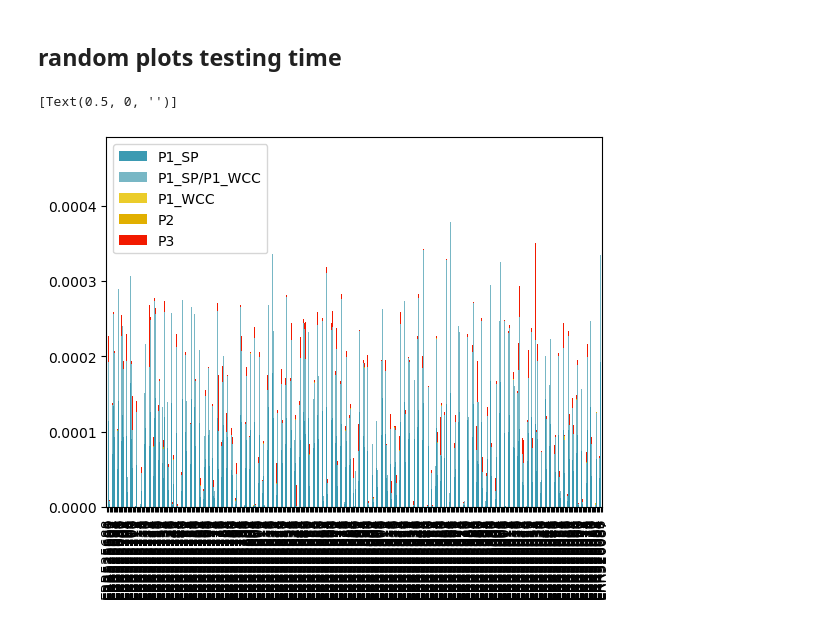
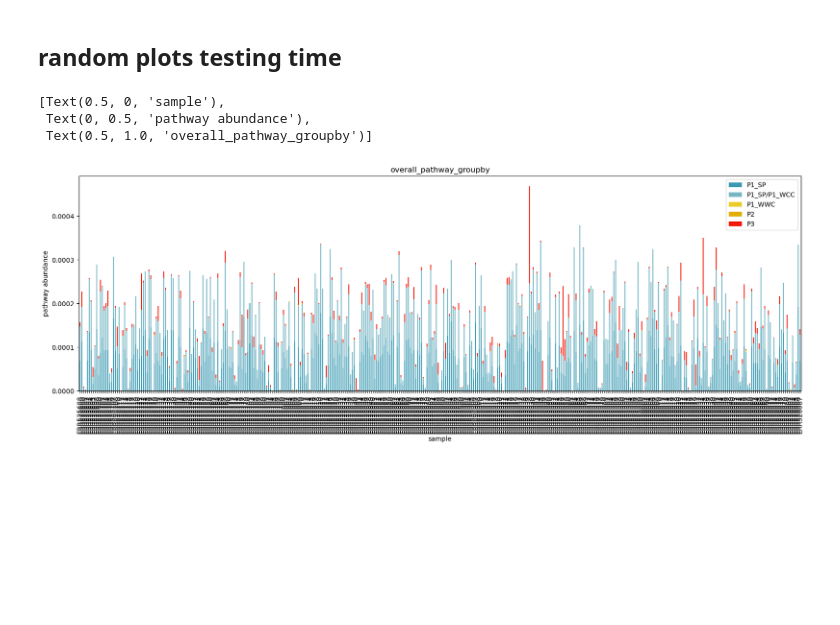
Before and after one commit to daisywyh/cremer_tester, a Jupyter notebook: pathway_abundance/pathway_abundance.ipynb, the cells around one changed output. Drawn from its saved outputs; the diff is of its cells as text; code cells hidden in the pictures; blank space fills up the shorter version.

Commit message:
fixed file pathways

```diff
--- a/pathway_abundance/pathway_abundance.ipynb
+++ b/pathway_abundance/pathway_abundance.ipynb
@@ -429,8 +429,54 @@ propionate_overall_pathway_group
 # # ax.set(xlabel="gene", ylabel="pathway abundance", title="gene_short_groupby")
 
 # plt.show()
+# %%
+def stackedBarDF(overall_pathway_df):
+
+    temp_table = overall_pathway_df.transpose()
+
+    temp_dict = {}
+
+    for column in temp_table:
+
+        temp_dict[column] = temp_table[column].tolist()
+
+    samples_list = list(temp_table.index.values)
+
+    plottingDF = pd.DataFrame(
+        temp_dict,
+        index = samples_list
+    )
+
+    return plottingDF
+# %%
+plottingDF = stackedBarDF(propionate_overall_pathway_group)
+
+# plt.figure(figsize=(50,6))
+
+plottingDF.plot.bar(stacked=True, color=wesanderson.film_palette("Zissou"), figsize=(20,6)).set(xlabel="sample", ylabel="pathway abundance", title="overall pathway groupby")
+
+# plottingDF.plot(kind="bar", stacked=True, color = wesanderson.film_palette('Zissou'))
+
+# plt.show()
+
+# plt.xlabel("sample")
+
+# plt.ylabel("pathway_abundance")
+
+# plt.title("overall_pathway_groupby")
+
+# plt.set(xlabel="sample", ylabel="pathway abundance", title="overall_pathway_groupby")
+
+# plt.set_xticklabels(plt.get_xticklabels(), rotation=30)
+
+
+# finalGraph.xticks(rotation=90)
+# %% [output]
+[Text(0.5, 0, 'sample'),
+ Text(0, 0.5, 'pathway abundance'),
+ Text(0.5, 1.0, 'overall_pathway_groupby')]
+[figure, added]
 # %%
-# fig, ax = plt.subplots()
 
 temp_table = propionate_overall_pathway_group.transpose()
 
@@ -459,7 +505,7 @@ plottingDF = pd.DataFrame(
 
 finalGraph = plottingDF.plot(kind="bar", stacked=True, color = wesanderson.film_palette('Zissou'))
 
-finalGraph.set(xlabel=None)
+finalGraph.set(xlabel="sample", ylabel="pathway abundance", title="overall_pathway_groupby")
 
 
 # overall_pathway_graph = sns.barplot()
@@ -472,9 +518,4 @@ finalGraph.set(xlabel=None)
 
 # ax.bar(list(overall_pathway_groupby.index.values), list(overall_pathway_groupby.pathway_abundance))
 
-# ax.set(xlabel="sample", ylabel="pathway abundance", title="overall_pathway_groupby")
-
 # plt.show()
-# %% [output]
-[Text(0.5, 0, '')]
-[figure, removed]
```
Also changed, not shown: parts of 2 cells of this notebook, 12 other files.
